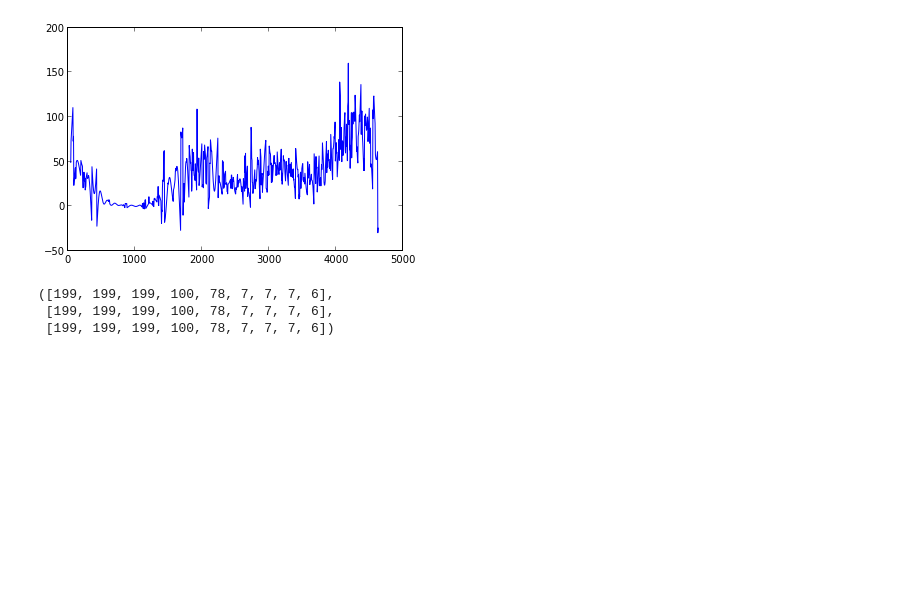
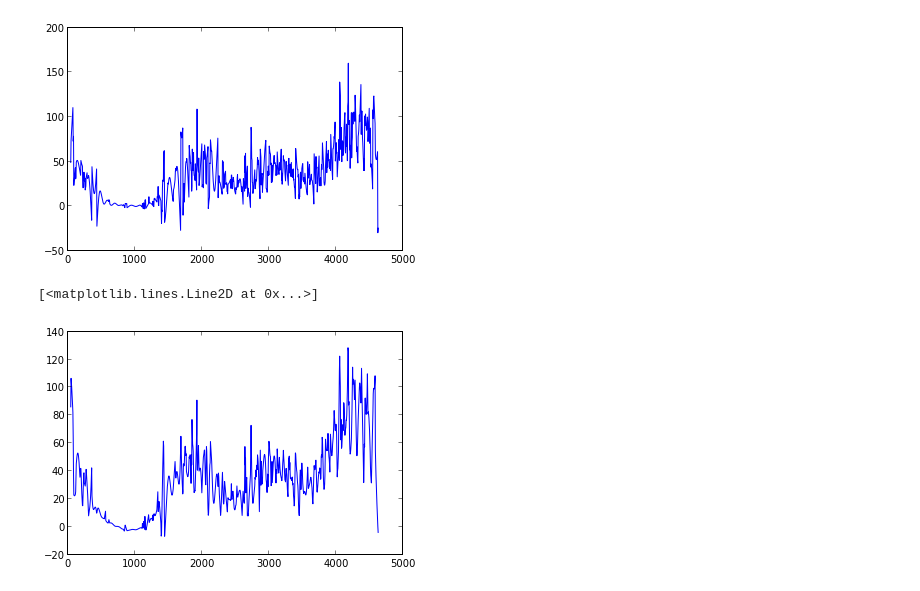
Before and after one commit to cesarquintanac3/Tarea5, a Jupyter notebook: DesarrolloPunto2/ManchasSolares.ipynb, the cells around one changed output. Saved outputs shown, nothing was run; the diff lists cells and outputs as text; code cells hidden in the pictures; blank space fills up the shorter version.

Commit message:
punto 2

```diff
--- a/DesarrolloPunto2/ManchasSolares.ipynb
+++ b/DesarrolloPunto2/ManchasSolares.ipynb
@@ -157,4 +121,14 @@ for i in range(0,size(fft_I)):
 
             fft_I[i]= 0
 
-plt.plot(freq,np.abs(fft_I))
+for i in range(0,size(fft_II)):
+    if freq[i] !=0 :
+        if power((1/freq[i]),2)<power(240,2) and power(1/freq[i],2)>power(24,2):
+
+            fft_II[i]= 0
+
+for i in range(0,size(fft_III)):
+    if freq[i] !=0 :
+        if power((1/freq[i]),2)<power(240,2) and power(1/freq[i],2)>power(24,2):
+
+            fft_III[i]= 0
@@ -190,10 +141,6 @@ def LimpiarSenal(dirty,inicial):
-# %%
-ih = [19000,78,78,2,3,3,4,5,0,-1,-2,5,6,7,7,78,6,6,6,5,5,6,199,80,90,100]
-p = LimpiarSenal(ih,ih[1:10])
-q=LimpiarSenal(ih,p)
-z= LimpiarSenal(ih,q)
-p,q,z
-# %% [output]
-([199, 199, 199, 100, 78, 7, 7, 7, 6],
- [199, 199, 199, 100, 78, 7, 7, 7, 6],
- [199, 199, 199, 100, 78, 7, 7, 7, 6])
+# %%
+puntosLimpiosII = ifft(fft_II)
+plot(x,puntosLimpiosII)
+# %% [output]
+[<matplotlib.lines.Line2D at 0x...>]
+[figure, added]
```
Also changed, not shown: parts of 19 cells of this notebook.
